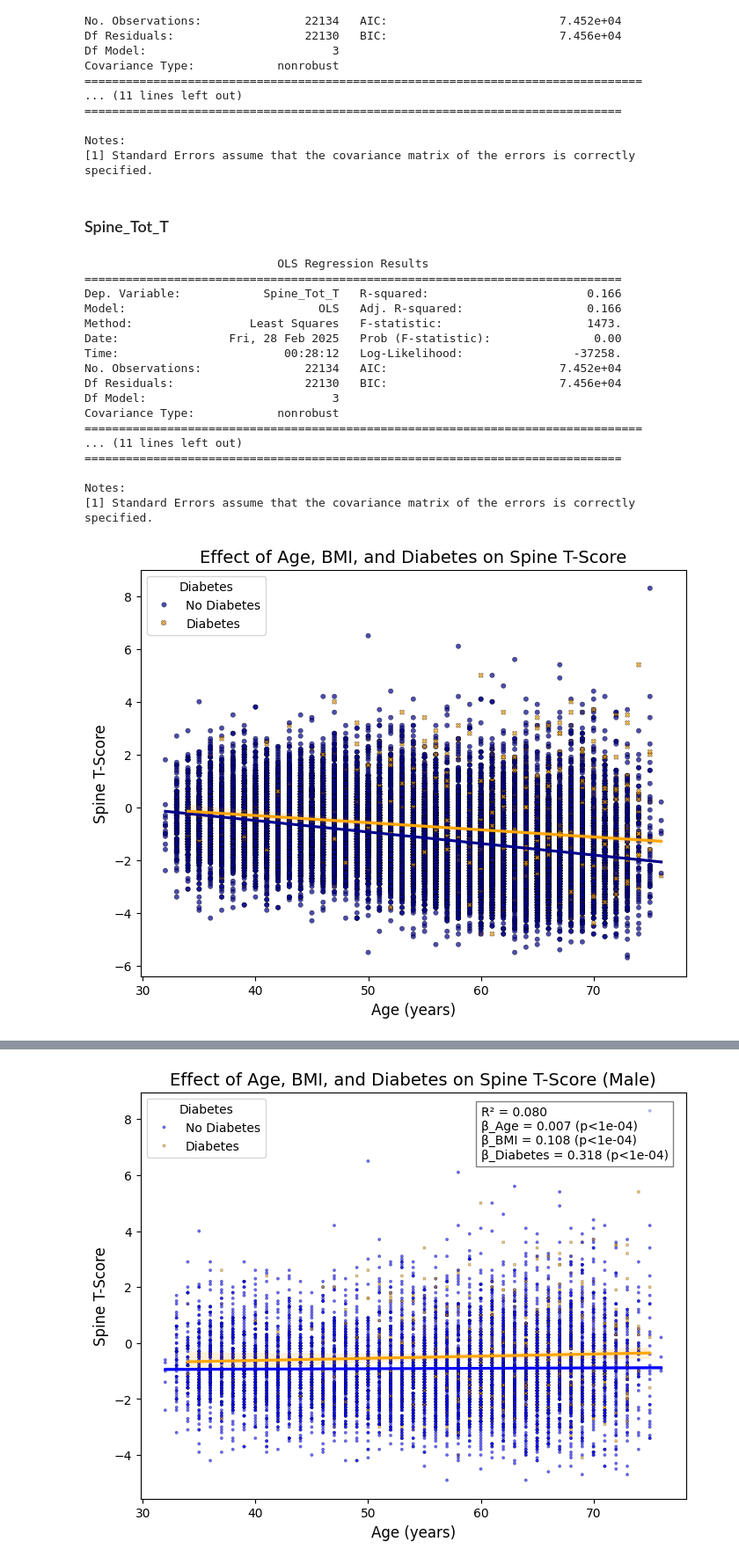
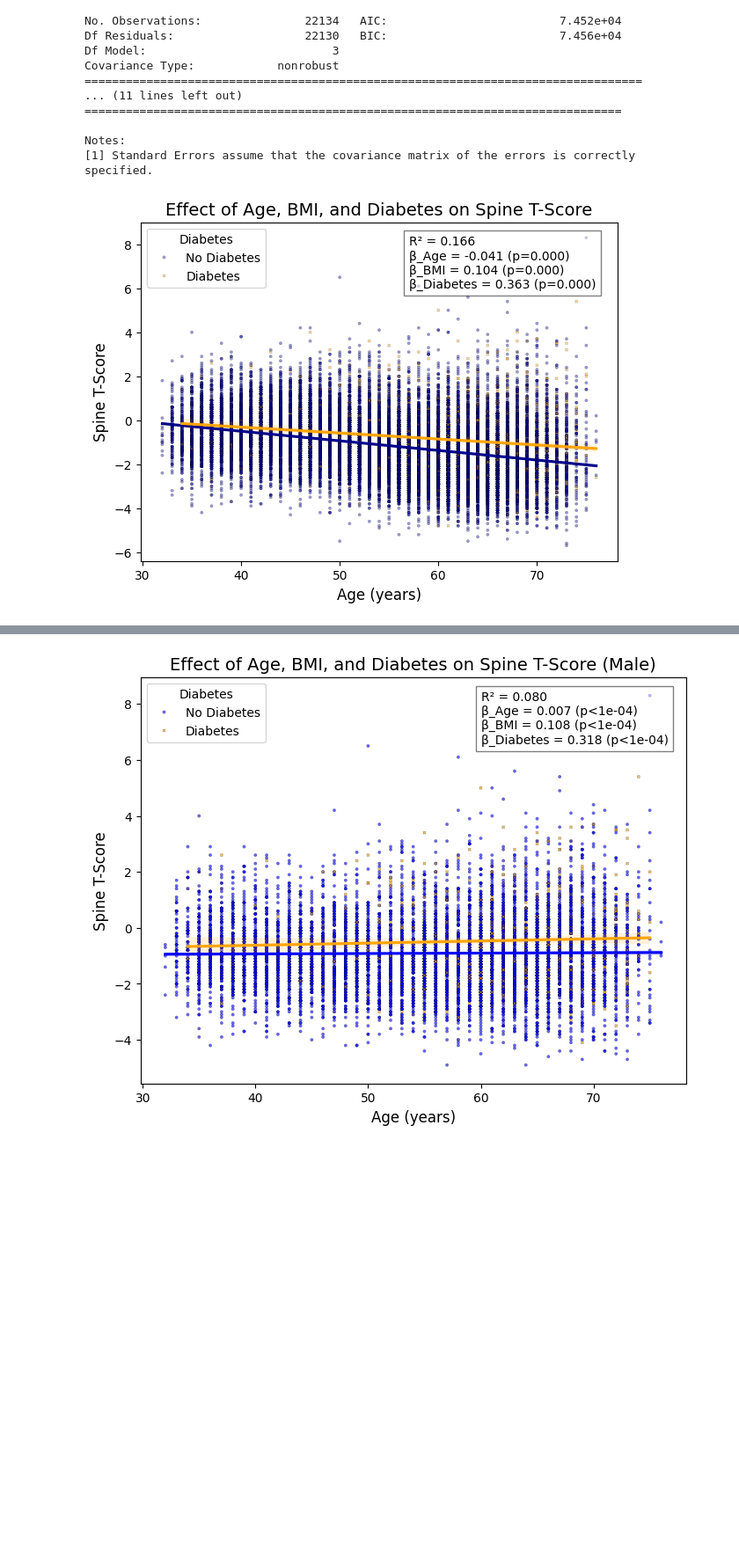
Before and after one commit to yenchennn/diabetes.model, a Jupyter notebook: diff2.ipynb, the cells around one changed output, grey strips where cells are left out. Shown at 88% size. Saved outputs shown, nothing was run; the diff lists cells and outputs as text; code cells hidden in the pictures; blank space fills up the shorter version.

```diff
--- a/diff2.ipynb
+++ b/diff2.ipynb
@@ -53,12 +53,7 @@ Covariance Type:            nonrobust
 
 Notes:
 [1] Standard Errors assume that the covariance matrix of the errors is correctly specified.
-# %% [markdown]
-### Spine_Tot_T
 # %%
-# 將 Spine_Tot_T(脊椎T score)作為y， 年齡(AGE)、BMI、有無糖尿病(DIABETES_SELF)作為 X1, X2, X3
-# 進行線性迴歸分析
-
 import pandas as pd
 import seaborn as sns
 import matplotlib.pyplot as plt
@@ -69,61 +64,57 @@ data = data.dropna(subset=["Spine_Tot_T", "AGE", "BMI", "DIABETES_SELF"])
 
 # 進行線性回歸
 X = data[["AGE", "BMI", "DIABETES_SELF"]]
-X = sm.add_constant(X)
+X = sm.add_constant(X)  # 加入截距項
 y = data["Spine_Tot_T"]
 model = sm.OLS(y, X).fit()
-print(model.summary())
+
+# 提取重要的回歸結果
+r_squared = model.rsquared  # R²
+coeffs = model.params  # 迴歸係數
+p_values = model.pvalues  # p 值
 
 # 繪製圖表
-plt.figure(figsize=(8,6))
+plt.figure(figsize=(7,5))
 
-# 🎯 **修正圖例顯示**
+# 🎯 **繪製散布圖**
 scatter = sns.scatterplot(
     data=data, x="AGE", y="Spine_Tot_T",
     hue="DIABETES_SELF", style="DIABETES_SELF",
     palette={0: "darkblue", 1: "orange"},
-    s=15, edgecolor="black", alpha=0.7
+    s=6, edgecolor="black", alpha=0.4
 )
 
 # 🎯 **繪製回歸線**
 sns.regplot(
     data=data[data["DIABETES_SELF"] == 0],
     x="AGE", y="Spine_Tot_T",
     scatter=False, color="darkblue", label="No Diabetes"
 )
 
 sns.regplot(
     data=data[data["DIABETES_SELF"] == 1],
     x="AGE", y="Spine_Tot_T",
     scatter=False, color="orange", label="Diabetes"
 )
 
 # 🎯 **手動修正圖例**
 handles, labels = scatter.get_legend_handles_labels()
 plt.legend(handles, ["No Diabetes", "Diabetes"], title="Diabetes", loc="upper left")
 
+
+# 🎯 **在圖上標示回歸結果**
+stats_text = f"R² = {r_squared:.3f}\n" \
+             f"β_Age = {coeffs['AGE']:.3f} (p={p_values['AGE']:.3f})\n" \
+             f"β_BMI = {coeffs['BMI']:.3f} (p={p_values['BMI']:.3f})\n" \
+             f"β_Diabetes = {coeffs['DIABETES_SELF']:.3f} (p={p_values['DIABETES_SELF']:.3f})"
+plt.text(57, 6, stats_text, fontsize=10, bbox=dict(facecolor='white', alpha=0.5))
+
+
 # 設定標題與座標軸
 plt.title("Effect of Age, BMI, and Diabetes on Spine T-Score", fontsize=14)
 plt.xlabel("Age (years)", fontsize=12)
 plt.ylabel("Spine T-Score", fontsize=12)
 
 plt.show()
 # %% [output]
-                            OLS Regression Results
-==============================================================================
-Dep. Variable:            Spine_Tot_T   R-squared:                       0.166
-Model:                            OLS   Adj. R-squared:                  0.166
-Method:                 Least Squares   F-statistic:                     1473.
-Date:                Fri, 28 Feb 2025   Prob (F-statistic):               0.00
-Time:                        00:28:12   Log-Likelihood:                -37258.
-No. Observations:               22134   AIC:                         7.452e+04
-Df Residuals:                   22130   BIC:                         7.456e+04
-Df Model:                           3
-Covariance Type:            nonrobust
-=================================================================================
-... (11 lines left out)
-==============================================================================
-
-Notes:
-[1] Standard Errors assume that the covariance matrix of the errors is correctly specified.
-[figure, old version]
+[figure, new version]
```
Also changed, not shown: parts of 9 cells of this notebook, 16 other files.
